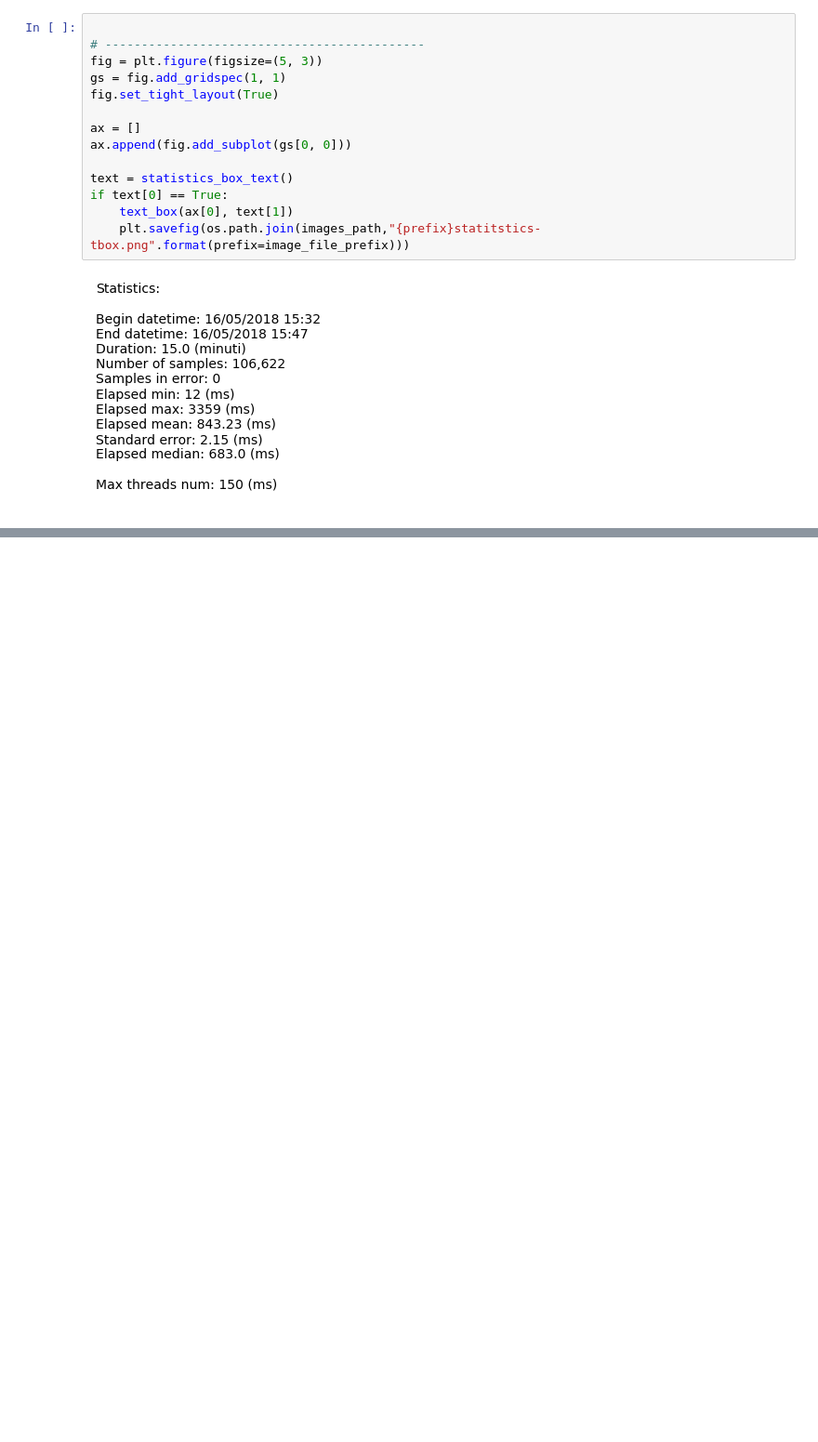
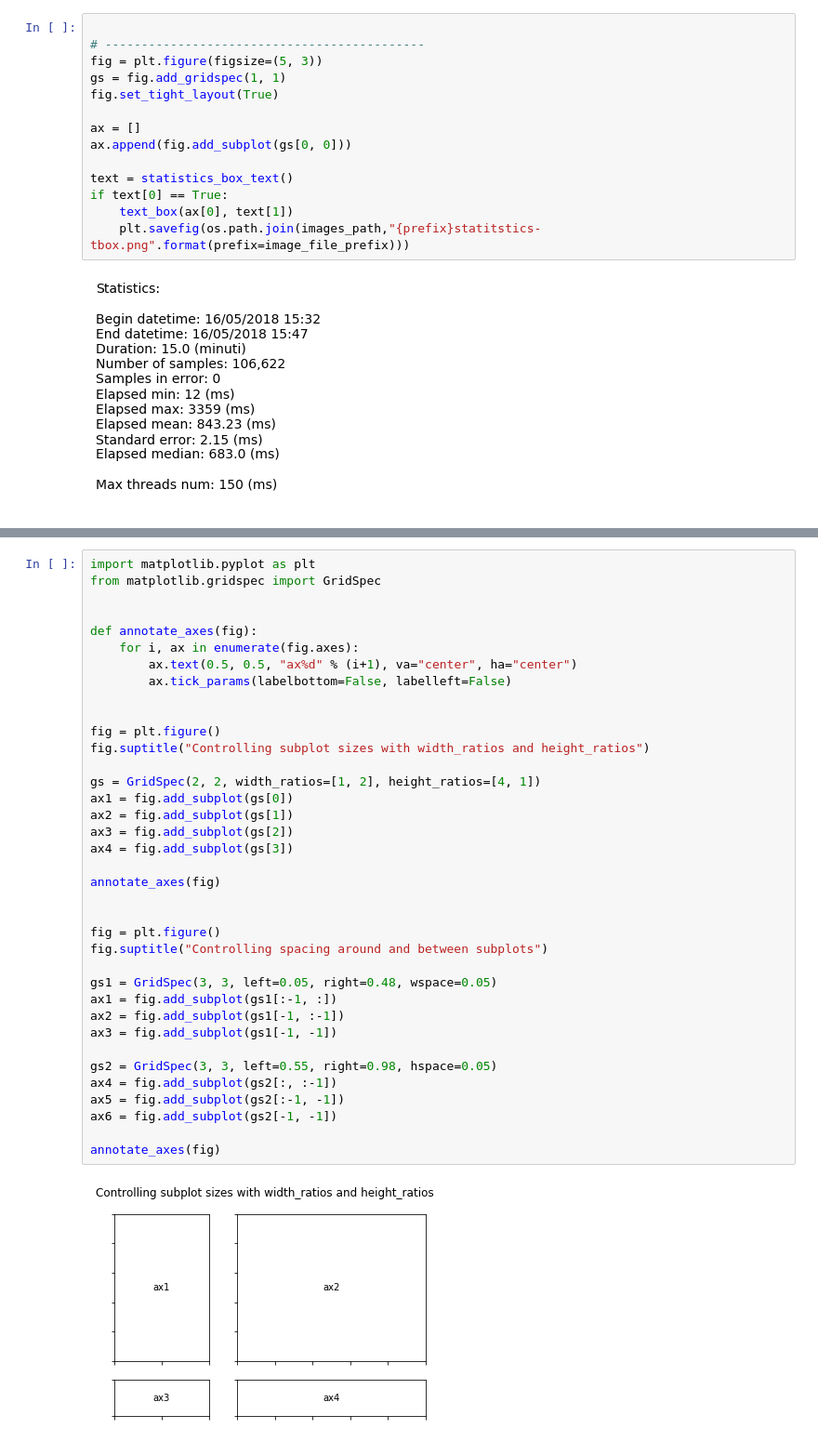
Before and after one commit to p-giovanni/JMeter_report, a Jupyter notebook: notebook/JMeter_Report.ipynb, the cells around one changed output, grey strips where cells are left out. Shown: that part at 93% size. Cells and saved outputs as stored; diff of their text form; blank space fills up the shorter version.

```diff
--- a/notebook/JMeter_Report.ipynb
+++ b/notebook/JMeter_Report.ipynb
@@ -729,0 +781,39 @@ global_statistics
+# %%
+import matplotlib.pyplot as plt
+from matplotlib.gridspec import GridSpec
+
+
+def annotate_axes(fig):
+    for i, ax in enumerate(fig.axes):
+        ax.text(0.5, 0.5, "ax%d" % (i+1), va="center", ha="center")
+        ax.tick_params(labelbottom=False, labelleft=False)
+
+
+fig = plt.figure()
+fig.suptitle("Controlling subplot sizes with width_ratios and height_ratios")
+
+gs = GridSpec(2, 2, width_ratios=[1, 2], height_ratios=[4, 1])
+ax1 = fig.add_subplot(gs[0])
+ax2 = fig.add_subplot(gs[1])
+ax3 = fig.add_subplot(gs[2])
+ax4 = fig.add_subplot(gs[3])
+
+annotate_axes(fig)
+
+
+fig = plt.figure()
+fig.suptitle("Controlling spacing around and between subplots")
+
+gs1 = GridSpec(3, 3, left=0.05, right=0.48, wspace=0.05)
+ax1 = fig.add_subplot(gs1[:-1, :])
+ax2 = fig.add_subplot(gs1[-1, :-1])
+ax3 = fig.add_subplot(gs1[-1, -1])
+
+gs2 = GridSpec(3, 3, left=0.55, right=0.98, hspace=0.05)
+ax4 = fig.add_subplot(gs2[:, :-1])
+ax5 = fig.add_subplot(gs2[:-1, -1])
+ax6 = fig.add_subplot(gs2[-1, -1])
+
+annotate_axes(fig)
+# %% [output]
+[figure, added]
```
Also changed, not shown: parts of 10 cells of this notebook, 9 other files.
